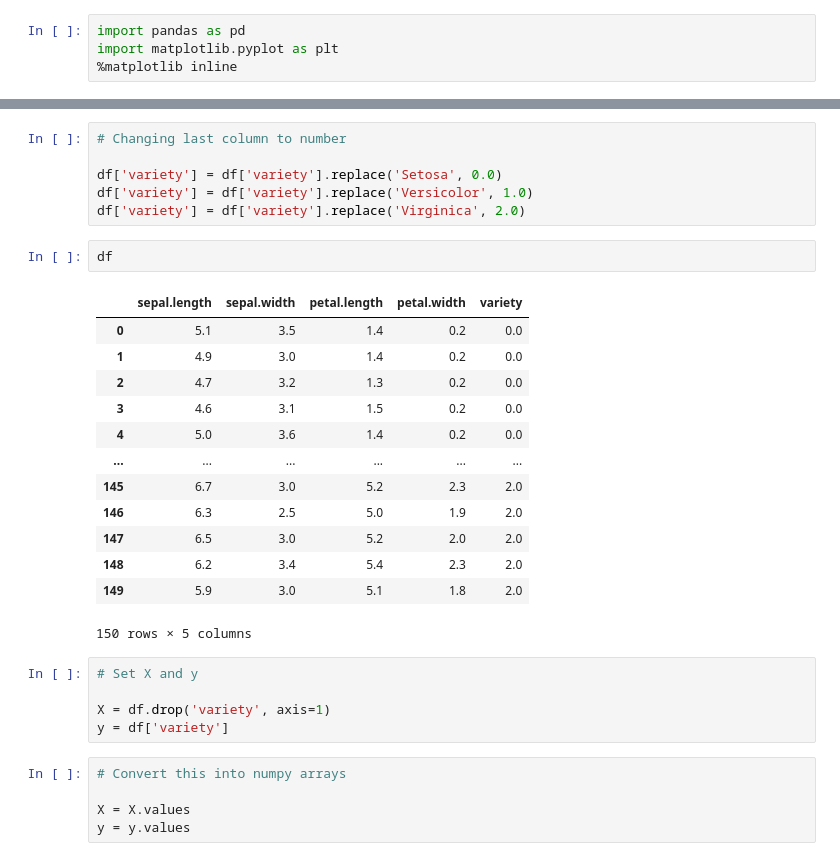
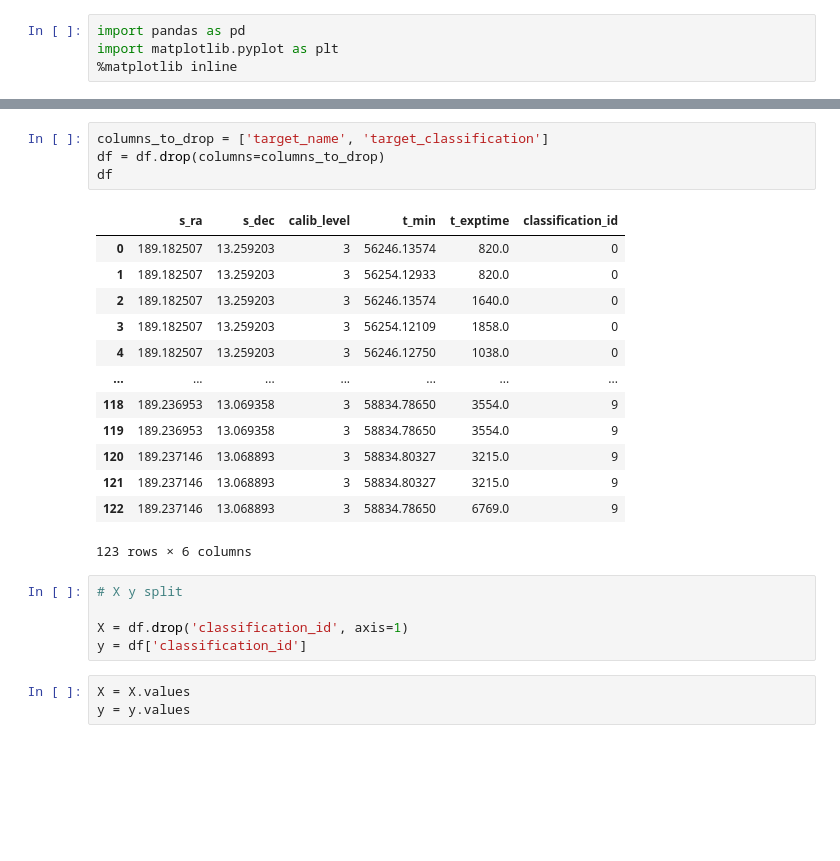
Before and after one commit to bishwajit02/Pytorch-Tutorial-Youtube, a Jupyter notebook: Neural_Network.ipynb, the cells around one changed output, grey strips where cells are left out. Cells and saved outputs as stored; diff of their text form; blank space fills up the shorter version.

```diff
--- a/Neural_Network.ipynb
+++ b/Neural_Network.ipynb
@@ -70,32 +60,26 @@ df.head()
-# %%
-# Changing last column to number
-
-df['variety'] = df['variety'].replace('Setosa', 0.0)
-df['variety'] = df['variety'].replace('Versicolor', 1.0)
-df['variety'] = df['variety'].replace('Virginica', 2.0)
-# %%
-df
-# %% [output]
-|  | sepal.length | sepal.width | petal.length | petal.width | variety |
-| 0 | 5.1 | 3.5 | 1.4 | 0.2 | 0.0 |
-| 1 | 4.9 | 3.0 | 1.4 | 0.2 | 0.0 |
-| 2 | 4.7 | 3.2 | 1.3 | 0.2 | 0.0 |
-| 3 | 4.6 | 3.1 | 1.5 | 0.2 | 0.0 |
-| 4 | 5.0 | 3.6 | 1.4 | 0.2 | 0.0 |
-| ... | ... | ... | ... | ... | ... |
-| 145 | 6.7 | 3.0 | 5.2 | 2.3 | 2.0 |
-| 146 | 6.3 | 2.5 | 5.0 | 1.9 | 2.0 |
-| 147 | 6.5 | 3.0 | 5.2 | 2.0 | 2.0 |
-| 148 | 6.2 | 3.4 | 5.4 | 2.3 | 2.0 |
-| 149 | 5.9 | 3.0 | 5.1 | 1.8 | 2.0 |
-150 rows × 5 columns
+# %%
+columns_to_drop = ['target_name', 'target_classification']
+df = df.drop(columns=columns_to_drop)
+df
+# %% [output]
+|  | s_ra | s_dec | calib_level | t_min | t_exptime | classification_id |
+| 0 | 189.182507 | 13.259203 | 3 | 56246.13574 | 820.0 | 0 |
+| 1 | 189.182507 | 13.259203 | 3 | 56254.12933 | 820.0 | 0 |
+| 2 | 189.182507 | 13.259203 | 3 | 56246.13574 | 1640.0 | 0 |
+| 3 | 189.182507 | 13.259203 | 3 | 56254.12109 | 1858.0 | 0 |
+| 4 | 189.182507 | 13.259203 | 3 | 56246.12750 | 1038.0 | 0 |
+| ... | ... | ... | ... | ... | ... | ... |
+| 118 | 189.236953 | 13.069358 | 3 | 58834.78650 | 3554.0 | 9 |
+| 119 | 189.236953 | 13.069358 | 3 | 58834.78650 | 3554.0 | 9 |
+| 120 | 189.237146 | 13.068893 | 3 | 58834.80327 | 3215.0 | 9 |
+| 121 | 189.237146 | 13.068893 | 3 | 58834.80327 | 3215.0 | 9 |
+| 122 | 189.237146 | 13.068893 | 3 | 58834.78650 | 6769.0 | 9 |
+123 rows × 6 columns
 # %%
-# Set X and y
+# X y split
 
-X = df.drop('variety', axis=1)
-y = df['variety']
+X = df.drop('classification_id', axis=1)
+y = df['classification_id']
 # %%
-# Convert this into numpy arrays
-
 X = X.values
 y = y.values
```
Also changed, not shown: parts of 20 cells of this notebook.
